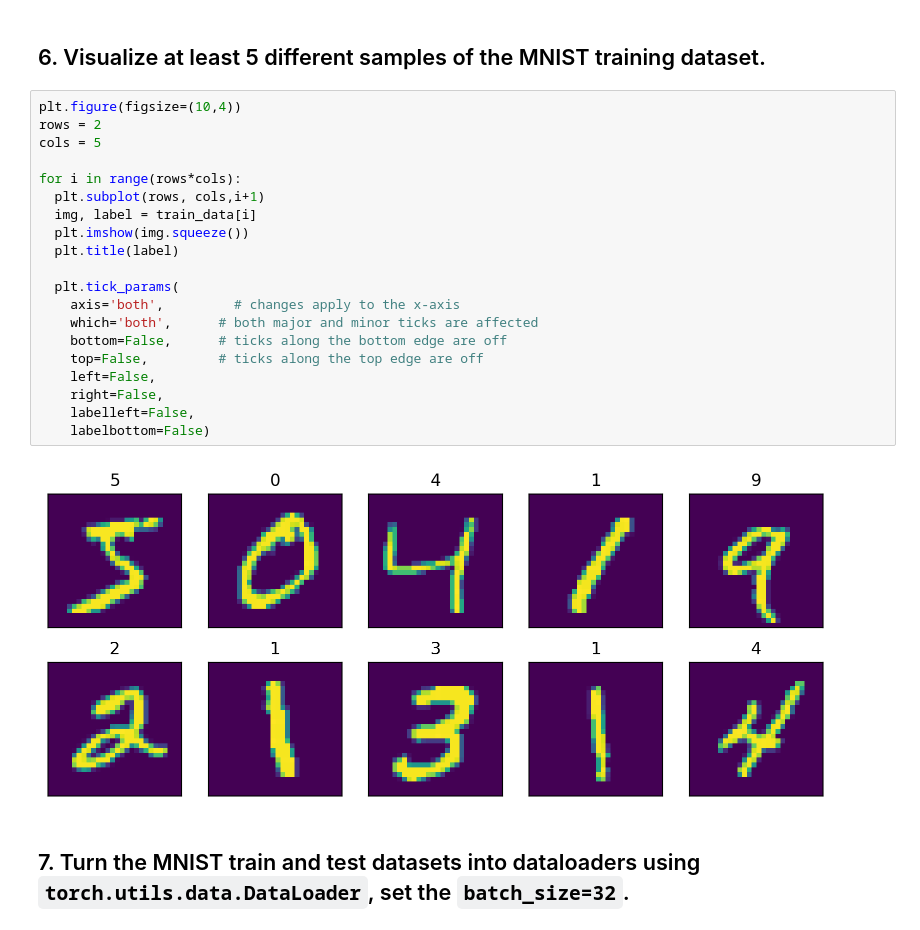
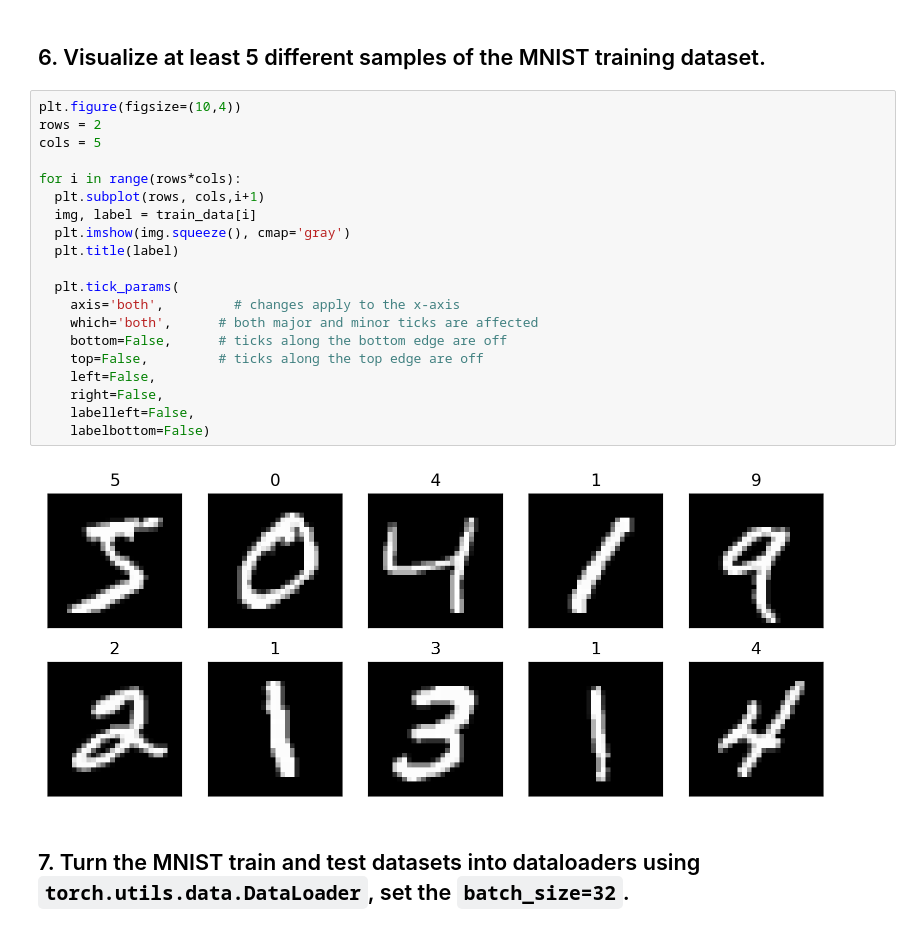
Before and after one commit to SorenKyhl/pytorch-deep-learning, a Jupyter notebook: extras/exercises/03_pytorch_computer_vision_exercises.ipynb, the cells around one changed output. Drawn from its saved outputs; the diff is of its cells as text.

```diff
--- a/extras/exercises/03_pytorch_computer_vision_exercises.ipynb
+++ b/extras/exercises/03_pytorch_computer_vision_exercises.ipynb
@@ -138,25 +137,25 @@ Extracting data/MNIST/raw/t10k-labels-idx1-ubyte.gz to data/MNIST/raw
 # %%
 plt.figure(figsize=(10,4))
 rows = 2
 cols = 5
 
 for i in range(rows*cols):
   plt.subplot(rows, cols,i+1)
   img, label = train_data[i]
-  plt.imshow(img.squeeze())
+  plt.imshow(img.squeeze(), cmap='gray')
   plt.title(label)
 
   plt.tick_params(
     axis='both',         # changes apply to the x-axis
     which='both',      # both major and minor ticks are affected
     bottom=False,      # ticks along the bottom edge are off
     top=False,         # ticks along the top edge are off
     left=False,
     right=False,
     labelleft=False,
     labelbottom=False)
 # %% [output]
-[figure, old version]
+[figure, new version]
 # %% [markdown]
 ## 7. Turn the MNIST train and test datasets into dataloaders using `torch.utils.data.DataLoader`, set the `batch_size=32`.
 # %%
```
Also changed, not shown: parts of 31 cells of this notebook.
